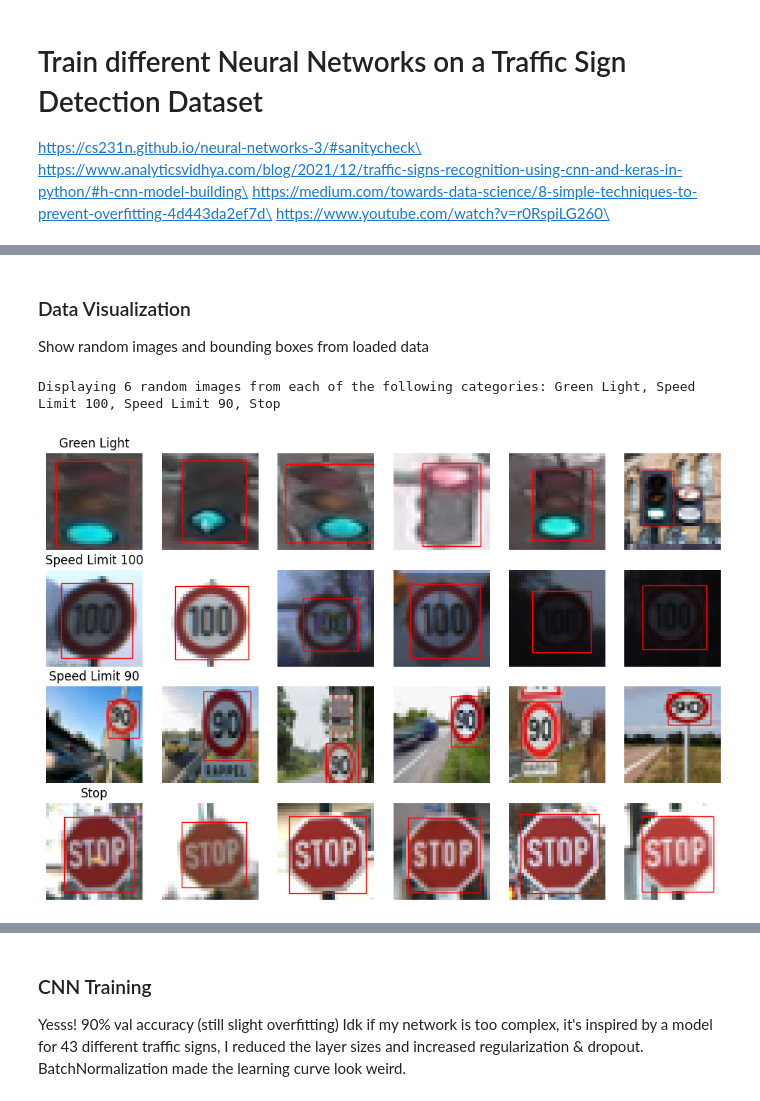
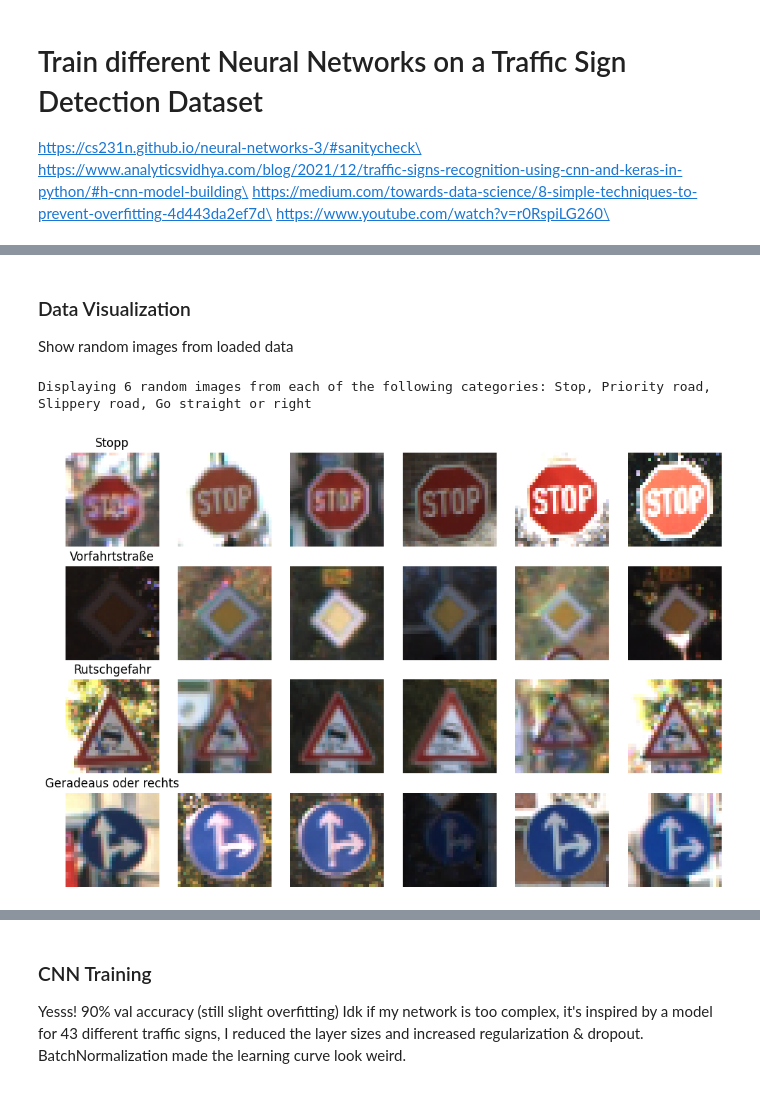
Before and after one commit to flerovium11/ai-research, a Jupyter notebook: classification.ipynb, the cells around one changed output, grey strips where cells are left out. Saved outputs shown, nothing was run; the diff lists cells and outputs as text; code cells hidden in the pictures.

```diff
--- a/classification.ipynb
+++ b/classification.ipynb
@@ -94,38 +70,31 @@ Loaded 1747 training images, 450 validation images and 287 test images
 # %% [markdown]
 ### Data Visualization
-Show random images and bounding boxes from loaded data
+Show random images from loaded data
 # %%
 num_images = 6
-categories_to_display = [0, 3, 13, 14]
-fig, axs = plt.subplots(len(categories_to_display), num_images, figsize=(num_images * 2, len(categories_to_display) * 2))
-print(f'Displaying {num_images} random images from each of the following categories: {", ".join([categories[category] for category in categories_to_display])}')
+classes_to_display = [14, 12, 23, 36]
+fig, axs = plt.subplots(len(classes_to_display), num_images, figsize=(num_images * 2, len(classes_to_display) * 2))
+print(f'Displaying {num_images} random images from each of the following categories: {", ".join([classes[class_num] for class_num in classes_to_display])}')
 
-for idx, category in enumerate(categories_to_display):
-    category_entries = [entry for entry in train_data if entry.labels[0].category == category]
+for i, class_num in enumerate(classes_to_display):
+    class_images = [entry[0] for entry in data if entry[1] == class_num]
 
-    if len(category_entries) >= num_images:
-        selected_entries = random.sample(category_entries, num_images)
+    if len(class_images) >= num_images:
+        selected_images = random.sample(class_images, num_images)
     else:
-        selected_entries = category_entries
+        selected_images = class_images
 
-    for i, entry in enumerate(selected_entries):
-        axs[idx, i].imshow(entry.image, cmap='gray')
-        axs[idx, i].axis('off')
-        if i == 0:
-            axs[idx, i].set_title(categories[category])
-
-        for label in entry.labels:
-            x = label.center_x * img_size
-            y = label.center_y * img_size
-            w = label.width * img_size
-            h = label.height * img_size
-            rect = plt.Rectangle((x - w / 2, y - h / 2), w, h, fill=False, color='r')
-            axs[idx, i].add_patch(rect)
+    for j, image in enumerate(selected_images):
+        axs[i, j].imshow(image, cmap='gray')
+        axs[i, j].axis('off')
+        if j == 0:
+            axs[i, j].set_title(classes_german[class_num])
 
 for ax in axs.flat:
     ax.axis('off')
 
+# plt.savefig('media/Datenset_Auszug.png')
 plt.show()
 # %% [output]
-Displaying 6 random images from each of the following categories: Green Light, Speed Limit 100, Speed Limit 90, Stop
+Displaying 6 random images from each of the following categories: Stop, Priority road, Slippery road, Go straight or right
-[figure, old version]
+[figure, new version]
```
Also changed, not shown: parts of 19 cells of this notebook, 21 other files.
